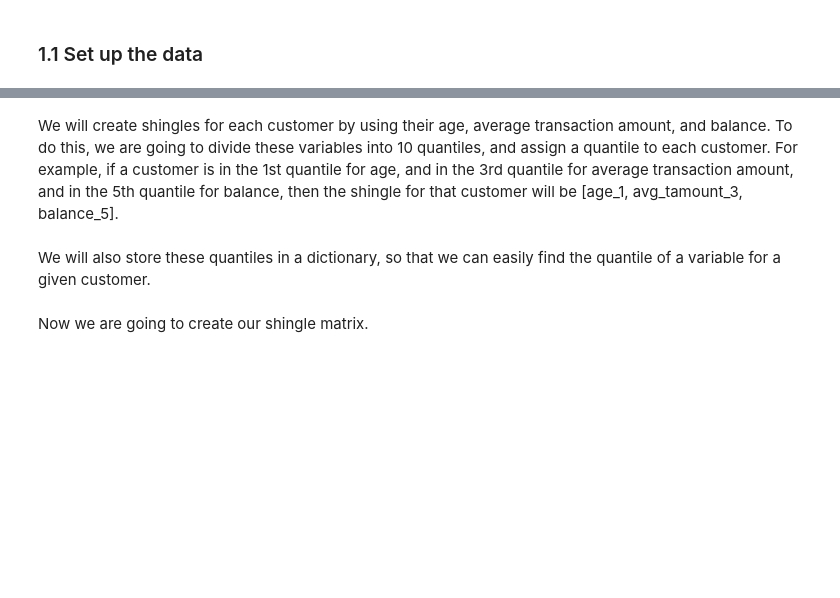
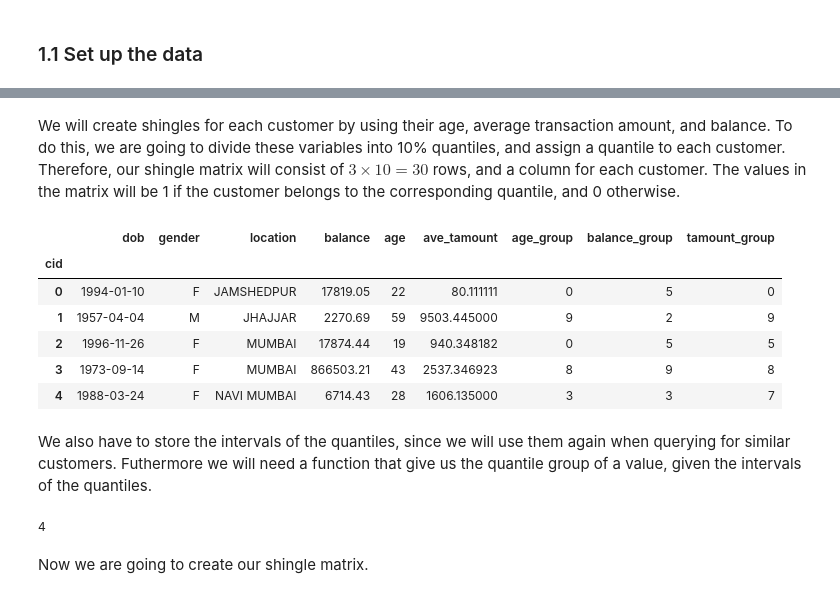
Before and after one commit to cem-sirin/ADM_4, a Jupyter notebook: main.ipynb, the cells around one changed output, grey strips where cells are left out. Saved outputs shown, nothing was run; the diff lists cells and outputs as text; code cells hidden in the pictures; blank space fills up the shorter version.

```diff
--- a/main.ipynb
+++ b/main.ipynb
@@ -28,5 +50,22 @@ customers.head()
 # %% [markdown]
-We will create shingles for each customer by using their age, average transaction amount, and balance. To do this, we are going to divide these variables into 10 quantiles, and assign a quantile to each customer. For example, if a customer is in the 1st quantile for age, and in the 3rd quantile for average transaction amount, and in the 5th quantile for balance, then the shingle for that customer will be [age_1, avg_tamount_3, balance_5].
+We will create shingles for each customer by using their age, average transaction amount, and balance. To do this, we are going to divide these variables into 10% quantiles, and assign a quantile to each customer. Therefore, our shingle matrix will consist of $3\times10=30$ rows, and a column for each customer. The values in the matrix will be 1 if the customer belongs to the corresponding quantile, and 0 otherwise.
 # %%
+# Creating the new features
 customers['age'] = ((transactions['tdate'].max() - customers['dob']).dt.days // 365).astype(int)
 customers['ave_tamount'] = transactions.groupby('cid')['tamount'].mean()
+
+# Creating quantile groups
+quantiles = 10
+customers['age_group'] = pd.qcut(customers['age'], quantiles, labels=False)
+customers['balance_group'] = pd.qcut(customers['balance'], quantiles, labels=False)
+customers['tamount_group'] = pd.qcut(customers['ave_tamount'], quantiles, labels=False)
+
+customers.head()
+# %% [output]
+|  | dob | gender | location | balance | age | ave_tamount | age_group | balance_group | tamount_group |
+| cid |  |  |  |  |  |  |  |  |  |
+| 0 | 1994-01-10 | F | JAMSHEDPUR | 17819.05 | 22 | 80.111111 | 0 | 5 | 0 |
+| 1 | 1957-04-04 | M | JHAJJAR | 2270.69 | 59 | 9503.445000 | 9 | 2 | 9 |
+| 2 | 1996-11-26 | F | MUMBAI | 17874.44 | 19 | 940.348182 | 0 | 5 | 5 |
+| 3 | 1973-09-14 | F | MUMBAI | 866503.21 | 43 | 2537.346923 | 8 | 9 | 8 |
+| 4 | 1988-03-24 | F | NAVI MUMBAI | 6714.43 | 28 | 1606.135000 | 3 | 3 | 7 |
@@ -38,6 +72,15 @@ customers['tamount_group'] = pd.qcut(customers['ave_tamount'], quantiles, labels
-# %% [markdown]
-We will also store these quantiles in a dictionary, so that we can easily find the quantile of a variable for a given customer.
+# %% [markdown]
+We also have to store the intervals of the quantiles, since we will use them again when querying for similar customers. Futhermore we will need a function that give us the quantile group of a value, given the intervals of the quantiles.
 # %%
+# Store the quantile intervals
 age_groups = pd.qcut(customers['age'], quantiles).unique().sort_values()
 balance_groups = pd.qcut(customers['balance'], quantiles).unique().sort_values()
 tamount_groups = pd.qcut(customers['ave_tamount'], quantiles).unique().sort_values()
+
+# Get the group of a value
+def getGroup(group, value):
+    return np.where([value in g for g in group])[0][0] if len(np.where([value in g for g in group])[0]) > 0 else None
+
+getGroup(age_groups, 29) # Test: should return 4
+# %% [output]
+4
```
Also changed, not shown: parts of 17 cells of this notebook.
